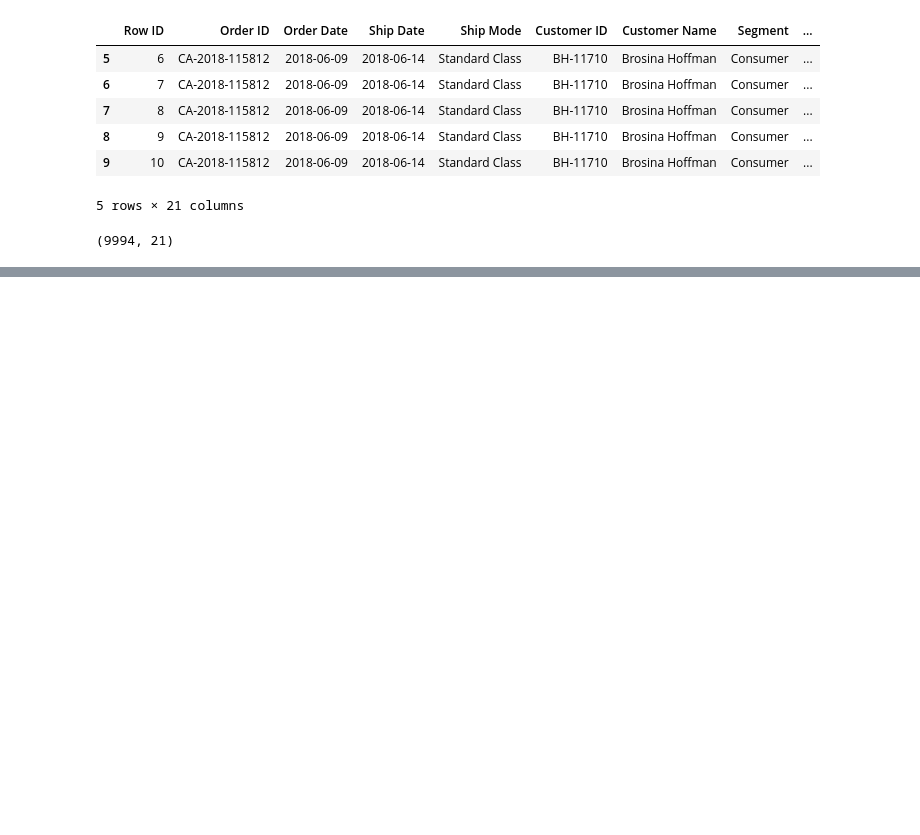
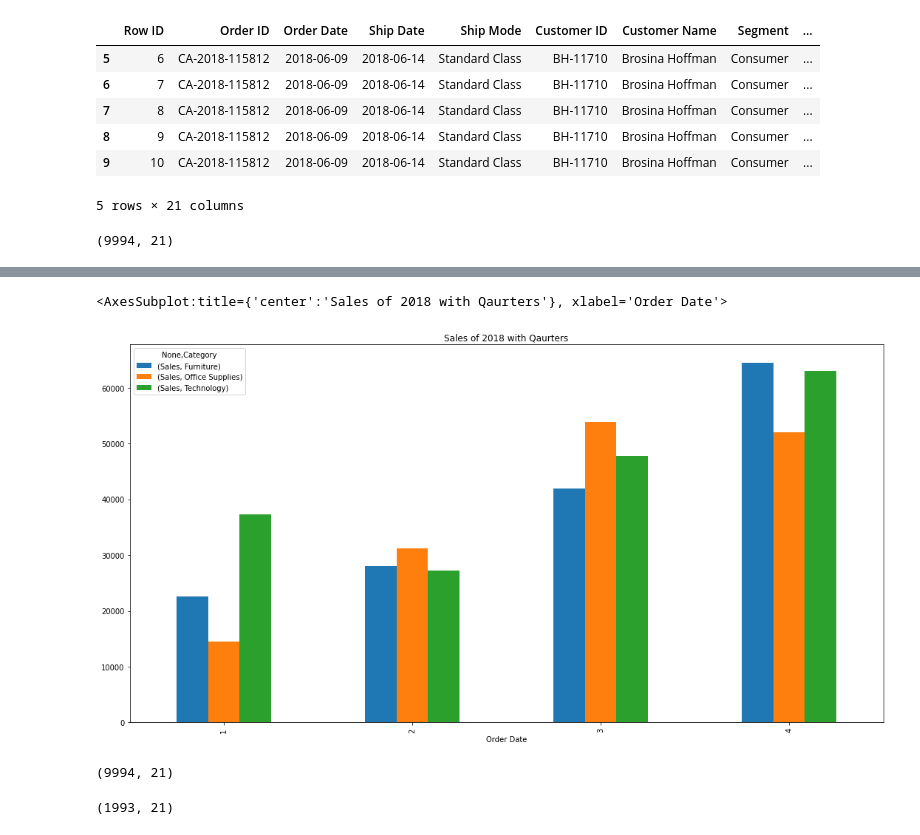
Before and after one commit to mazhar343/iPythonNotebook, a Jupyter notebook: QOR.ipynb, the cells around one changed output, grey strips where cells are left out. Saved outputs shown, nothing was run; the diff lists cells and outputs as text; code cells hidden in the pictures; blank space fills up the shorter version.

```diff
--- a/QOR.ipynb
+++ b/QOR.ipynb
@@ -124,0 +144,14 @@ sales_of_2018_with_quarters.unstack(-1)
+# %%
+
+sales_of_2018_with_quarters.unstack(-1).plot(kind='bar',figsize=(15,8),title='Sales of 2018 with Qaurters')
+# %% [output]
+<AxesSubplot:title={'center':'Sales of 2018 with Qaurters'}, xlabel='Order Date'>
+[figure, added]
+# %%
+df.shape
+# %% [output]
+(9994, 21)
+# %%
+df_any_one_year.shape
+# %% [output]
+(1993, 21)
```
Also changed, not shown: parts of 24 cells of this notebook.
